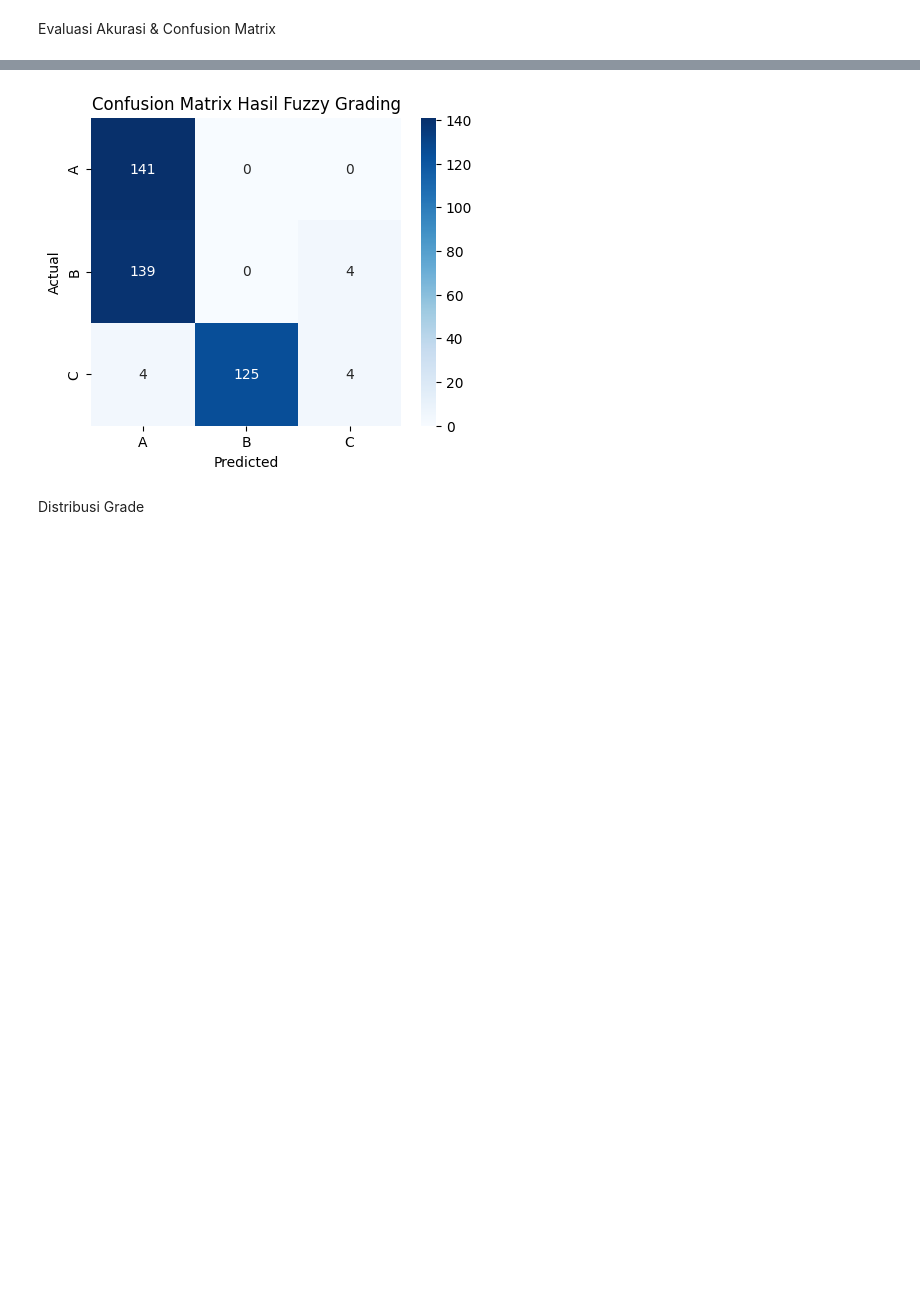
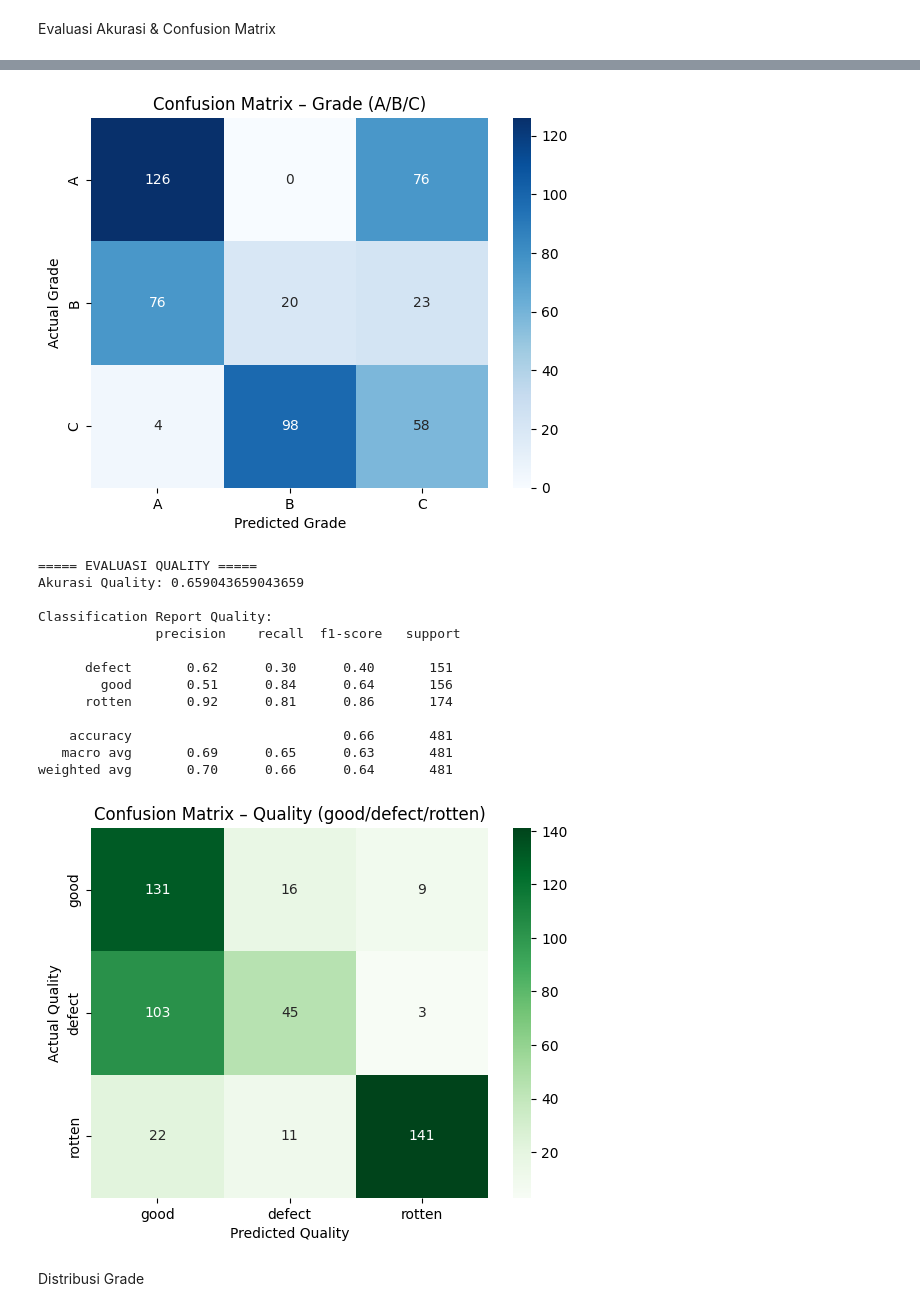
Before and after one commit to DevMossTeam/DragonFruit_Grading, a Jupyter notebook: src/evaluation.ipynb, the cells around one changed output, grey strips where cells are left out. Saved outputs shown, nothing was run; the diff lists cells and outputs as text; code cells hidden in the pictures; blank space fills up the shorter version.

```diff
--- a/src/evaluation.ipynb
+++ b/src/evaluation.ipynb
@@ -25,19 +30,55 @@ FileNotFoundError: [Errno 2] No such file or directory: 'E:\\DragonEye\\dataset\
 # %% [markdown]
 Evaluasi Akurasi & Confusion Matrix
 # %%
-y_true = df['label_asli']
-y_pred = df['grade_label']
+import pandas as pd
+from sklearn.metrics import confusion_matrix, classification_report, accuracy_score
+import seaborn as sns
+import matplotlib.pyplot as plt
 
-print("===== EVALUASI HASIL GRADING =====")
-print("Akurasi :", accuracy_score(y_true, y_pred))
-print("\nConfusion Matrix:\n", confusion_matrix(y_true, y_pred))
-print("\nClassification Report:\n", classification_report(y_true, y_pred))
+file_path = r"E:\DragonEye\dataset\graded_features.csv"
+df = pd.read_csv(file_path)
 
-cm = confusion_matrix(y_true, y_pred, labels=['A', 'B', 'C'])
-plt.figure(figsize=(5, 4))
-sns.heatmap(cm, annot=True, fmt='d', cmap='Blues', xticklabels=['A', 'B', 'C'], yticklabels=['A', 'B', 'C'])
-plt.title("Confusion Matrix Hasil Fuzzy Grading")
-plt.xlabel("Predicted")
-plt.ylabel("Actual")
+# -----------------------------
+# EXTRACT TRUE LABEL & PREDICTION
+# -----------------------------
+df["true_grade"] = df["label_asli"].apply(lambda x: x.split()[1])
+df["true_quality"] = df["label_asli"].apply(lambda x: x.split()[2])
+
+df["pred_grade"] = df["final_grade"].apply(lambda x: x.split()[0])
+df["pred_quality"] = df["final_grade"].apply(lambda x: x.split()[1])
+
+# -----------------------------
+# 1. Evaluasi Grade (A/B/C)
+# -----------------------------
+print("===== EVALUASI GRADE =====")
+print("Akurasi Grade:", accuracy_score(df['true_grade'], df['pred_grade']))
+print("\nClassification Report Grade:\n",
+      classification_report(df['true_grade'], df['pred_grade']))
+
+cm_grade = confusion_matrix(df['true_grade'], df['pred_grade'], labels=['A','B','C'])
+
+sns.heatmap(cm_grade, annot=True, fmt='d', cmap='Blues',
+            xticklabels=['A','B','C'], yticklabels=['A','B','C'])
+plt.title("Confusion Matrix – Grade (A/B/C)")
+plt.xlabel("Predicted Grade")
+plt.ylabel("Actual Grade")
 plt.show()
+
+# -----------------------------
+# 2. Evaluasi Quality (good/defect/rotten)
+# -----------------------------
+print("\n===== EVALUASI QUALITY =====")
+print("Akurasi Quality:", accuracy_score(df['true_quality'], df['pred_quality']))
+print("\nClassification Report Quality:\n",
+      classification_report(df['true_quality'], df['pred_quality']))
+
+cm_quality = confusion_matrix(df['true_quality'], df['pred_quality'],
+                              labels=['good','defect','rotten'])
+
+sns.heatmap(cm_quality, annot=True, fmt='d', cmap='Greens',
+            xticklabels=['good','defect','rotten'], yticklabels=['good','defect','rotten'])
+plt.title("Confusion Matrix – Quality (good/defect/rotten)")
+plt.xlabel("Predicted Quality")
+plt.ylabel("Actual Quality")
+plt.show()
 # %% [output]
@@ -62,4 +98,18 @@ weighted avg       0.33      0.35      0.24       417
-[figure, old version]
+[figure, new version]
+===== EVALUASI QUALITY =====
+Akurasi Quality: 0.659043659043659
+
+Classification Report Quality:
+               precision    recall  f1-score   support
+
+      defect       0.62      0.30      0.40       151
+        good       0.51      0.84      0.64       156
+      rotten       0.92      0.81      0.86       174
+
+    accuracy                           0.66       481
+   macro avg       0.69      0.65      0.63       481
+weighted avg       0.70      0.66      0.64       481
+[figure, added]
 # %% [markdown]
 Distribusi Grade
 # %%
```
Also changed, not shown: parts of 8 cells of this notebook, 1 other file.
